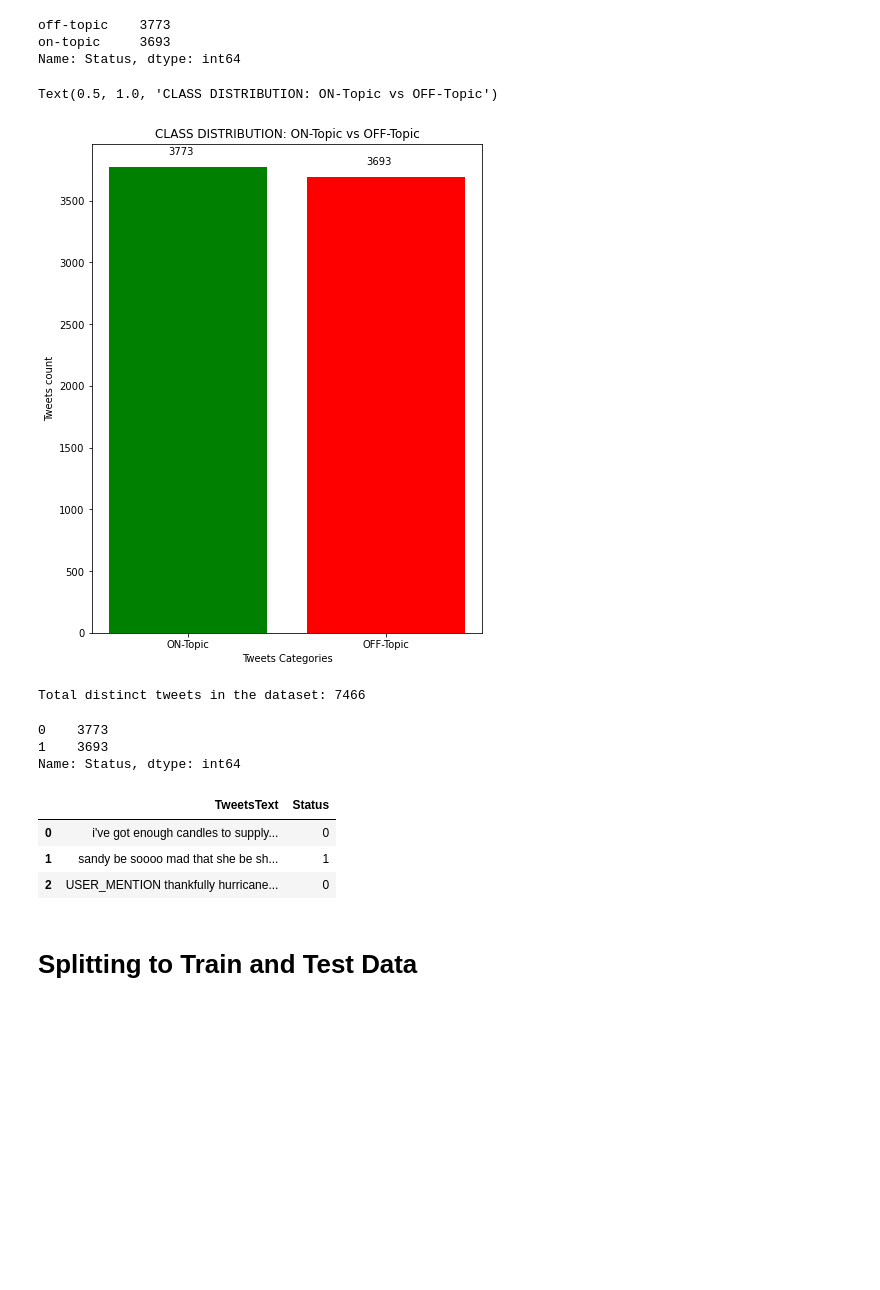
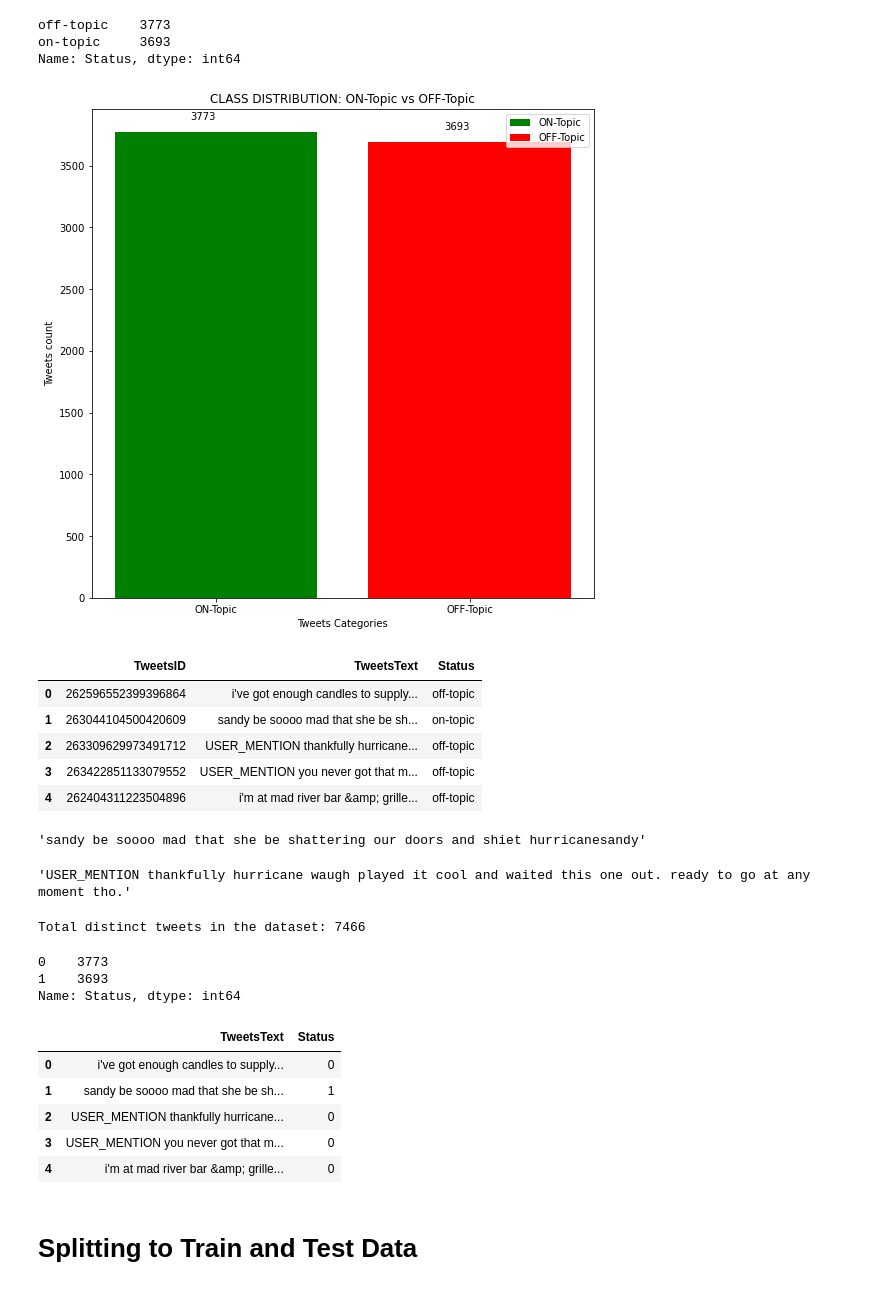
Before and after one commit to HamzatKazeem/MSc_BigData_Dissertation, a Jupyter notebook: ipynbfiles/CrisesDetection.ipynb, the cells around one changed output. Drawn from its saved outputs; the diff is of its cells as text; code cells hidden in the pictures; blank space fills up the shorter version.

Commit message:
Update legend to Bar chat

```diff
--- a/ipynbfiles/CrisesDetection.ipynb
+++ b/ipynbfiles/CrisesDetection.ipynb
@@ -172,22 +201,44 @@ off-topic    3773
 on-topic     3693
 Name: Status, dtype: int64
 # %%
-plt.figure(figsize = (7,9))
+plt.figure(figsize = (9,9))
 plt.bar(['ON-Topic', 'OFF-Topic'], Tweet_count.values, color = ['g', 'r'])
 for i, v in enumerate(Tweet_count.values):
     plt.text(i - 0.1, v + 100, str(v))
 plt.xlabel("Tweets Categories")
 plt.ylabel("Tweets count")
 plt.title("CLASS DISTRIBUTION: ON-Topic vs OFF-Topic")
+plt.savefig('ClassSandy.png')
+colors = {'ON-Topic':'green', 'OFF-Topic':'red'}
+labels = list(colors.keys())
+handles = plt.bar(['ON-Topic', 'OFF-Topic'], Tweet_count.values, color = ['g', 'r'])
+plt.legend(handles,labels)
+plt.show()
 # %% [output]
-Text(0.5, 1.0, 'CLASS DISTRIBUTION: ON-Topic vs OFF-Topic')
-[figure, old version]
+[figure, new version]
 # %%
 #ANALYSIS OF SENTIMENT FEATURES
 # %%
 processing_Data=distinct_Tweets.copy()
 # %%
 processing_Data['TweetsText']=processing_Data['TweetsText'].apply(process_tweet) # Cleaning the Tweets
+# %%
+processing_Data.head(5)
+# %% [output]
+|  | TweetsID | TweetsText | Status |
+| 0 | 262596552399396864 | i've got enough candles to supply... | off-topic |
+| 1 | 263044104500420609 | sandy be soooo mad that she be sh... | on-topic |
+| 2 | 263309629973491712 | USER_MENTION thankfully hurricane... | off-topic |
+| 3 | 263422851133079552 | USER_MENTION you never got that m... | off-topic |
+| 4 | 262404311223504896 | i'm at mad river bar &amp; grille... | off-topic |
+# %%
+processing_Data['TweetsText'][1]
+# %% [output]
+'sandy be soooo mad that she be shattering our doors and shiet hurricanesandy'
+# %%
+processing_Data['TweetsText'][2]
+# %% [output]
+'USER_MENTION thankfully hurricane waugh played it cool and waited this one out. ready to go at any moment tho.'
 # %%
 # One hot-encoding to change the label/category to numeric
 # %%
@@ -208,12 +259,14 @@ Name: Status, dtype: int64
 # %%
 processing_Data.drop(['TweetsID'], axis = 1, inplace = True)
 # %%
-processing_Data.head(3)
+processing_Data.head(5)
 # %% [output]
 |  | TweetsText | Status |
 | 0 | i've got enough candles to supply... | 0 |
 | 1 | sandy be soooo mad that she be sh... | 1 |
 | 2 | USER_MENTION thankfully hurricane... | 0 |
+| 3 | USER_MENTION you never got that m... | 0 |
+| 4 | i'm at mad river bar &amp; grille... | 0 |
 # %% [markdown]
 # Splitting to Train and Test Data
 # %%
```
Also changed, not shown: parts of 22 cells of this notebook, 2 other files.
